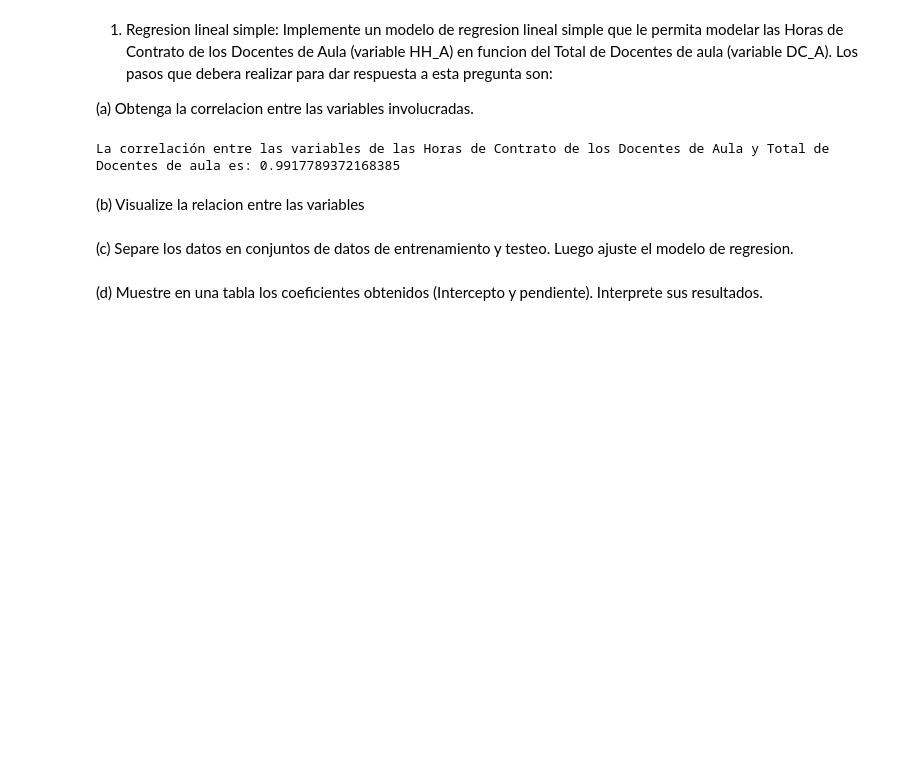
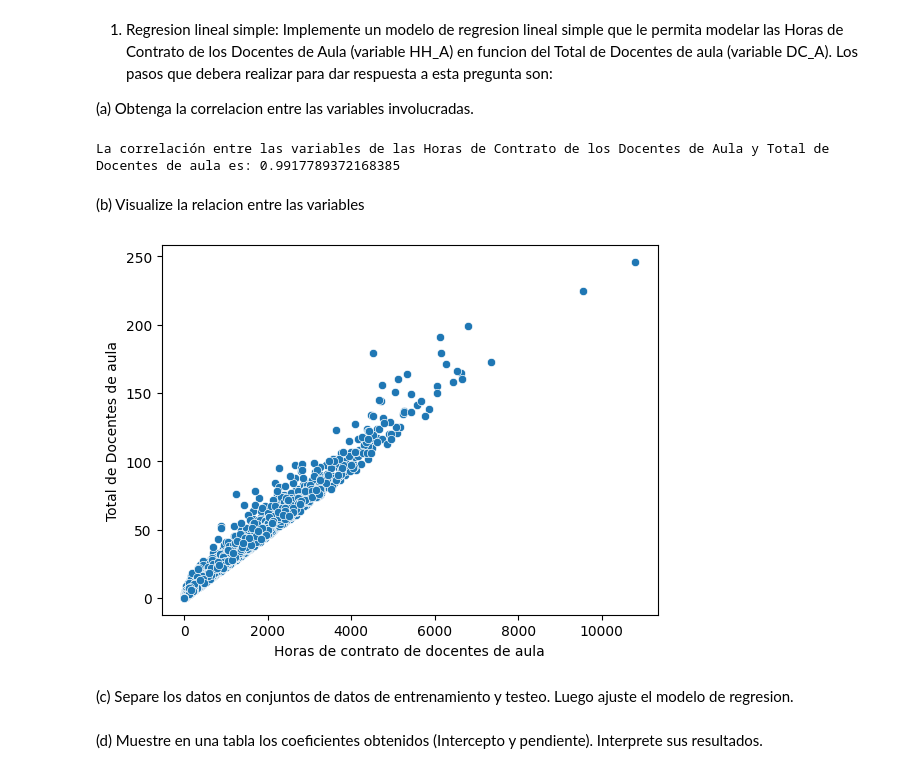
Before and after one commit to Dxeg0o/proyecto_cdd_2, a Jupyter notebook: proyecto.ipynb, the cells around one changed output. Saved outputs shown, nothing was run; the diff lists cells and outputs as text; code cells hidden in the pictures; blank space fills up the shorter version.

```diff
--- a/proyecto.ipynb
+++ b/proyecto.ipynb
@@ -171,3 +174,10 @@ La correlación entre las variables de las Horas de Contrato de los Docentes de
+# %%
+sns.scatterplot(df, x="HH_A", y="DC_A")
+plt.xlabel("Horas de contrato de docentes de aula")
+plt.ylabel("Total de Docentes de aula")
+plt.show()
+# %% [output]
+[figure, added]
 # %% [markdown]
 (c) Separe los datos en conjuntos de datos de entrenamiento y testeo. Luego ajuste el modelo de regresion.
 # %% [markdown]
```
Also changed, not shown: parts of 1 cell of this notebook.
